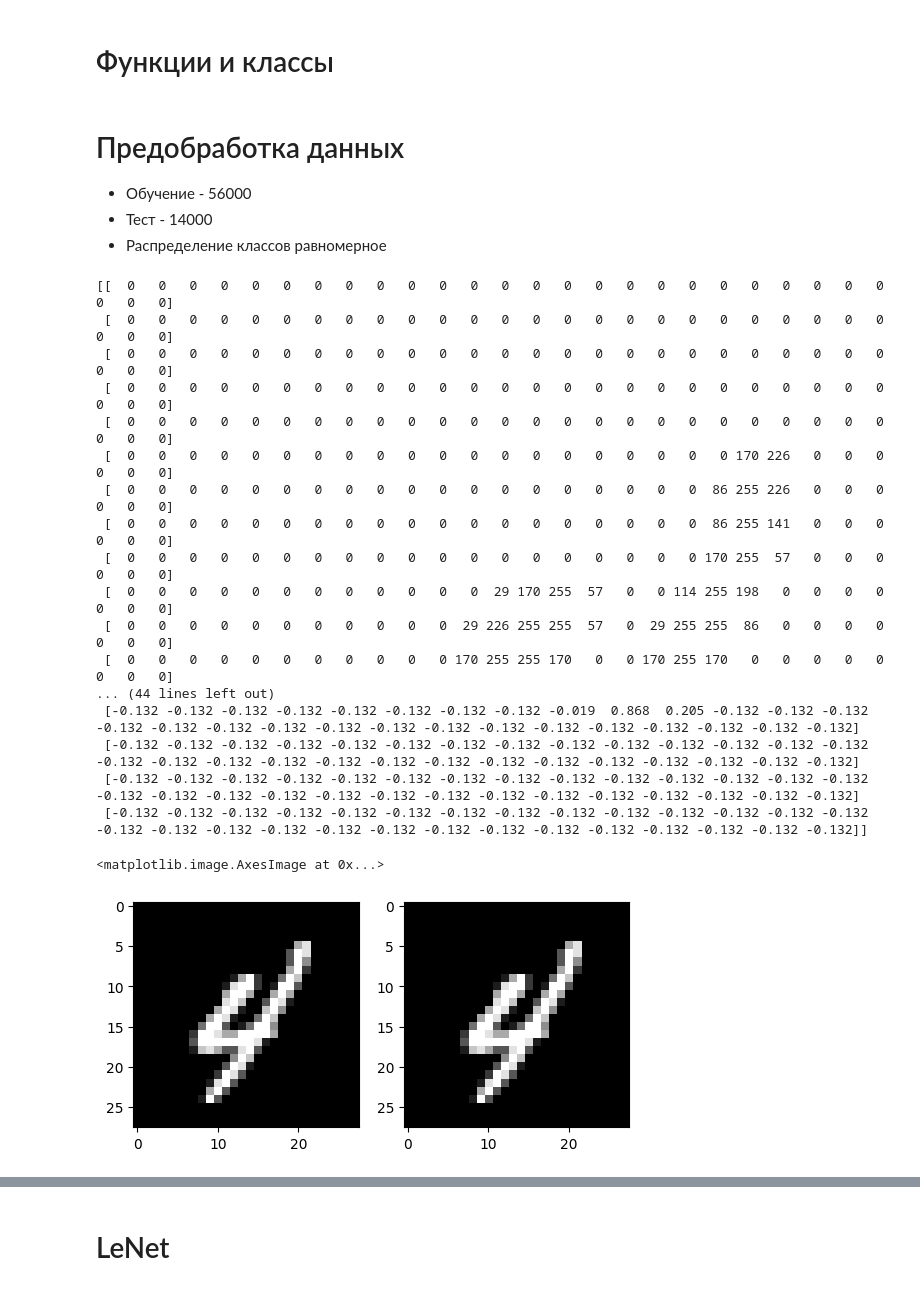
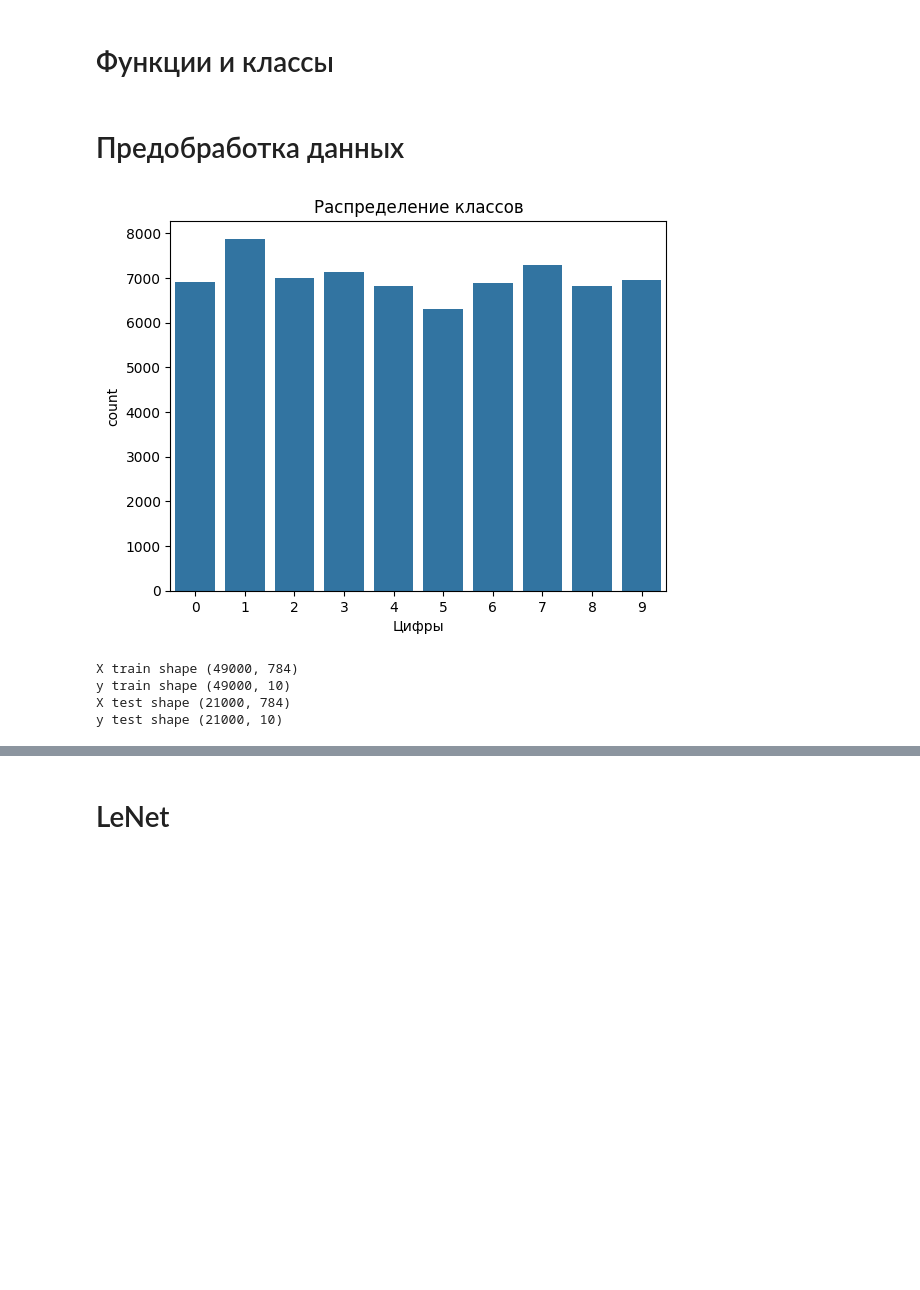
Before and after one commit to IvaMorozilka/CNN-LeNet, a Jupyter notebook: CNN_V3.ipynb, the cells around one changed output, grey strips where cells are left out. Drawn from its saved outputs; the diff is of its cells as text; code cells hidden in the pictures; blank space fills up the shorter version.

```diff
--- a/CNN_V3.ipynb
+++ b/CNN_V3.ipynb
@@ -425,63 +450,42 @@ class NerualNetworkBase:
         plt.show()
 # %% [markdown]
 # Предобработка данных
-* Обучение - 56000
-* Тест - 14000
-* Распределение классов равномерное
 # %%
 np.random.seed(0)
 
 (x_train, y_train), (x_test, y_test) = mnist.load_data()
 X = np.concatenate((x_train, x_test), axis=0)
 y = np.concatenate((y_train, y_test), axis=0)
 
-X, y = reduce_dataset(X, y, 100)
+# Для теста
+# X, y = reduce_dataset(X, y, 100)
 
-# plot_class_distribution(y)
-fig, ax = plt.subplots(1,2)
+plot_class_distribution(y)
 
 X_train, X_test, y_train, y_test = train_test_split(
-    X, y, test_size=0.2, random_state=777)
-print(X_train[7])
-ax[0].imshow(X_train[7], cmap = 'gray')
+    X, y, test_size=0.3, random_state=777)
 
-# Prereprocessing
+# Преодбработка
 X_train, X_test = X_train / 255.0, X_test / 255.0
 X_train = X_train.reshape(X_train.shape[0], -1)
 X_test = X_test.reshape(X_test.shape[0], -1)
 X_train -= np.mean(X_train)
 X_test -= np.mean(X_test)
 y_train = to_categorical(y_train)
 y_train = y_train.reshape(y_train.shape[0], -1)
 y_test = to_categorical(y_test)
 y_test = y_test.reshape(y_test.shape[0], -1)
 
 print("X train shape", X_train.shape)
 print("y train shape", y_train.shape)
 print("X test shape", X_test.shape)
 print("y test shape", y_test.shape)
-print(X_train[7].reshape(28,28))
-ax[1].imshow(X_train[7].reshape(28,28), cmap = 'gray')
 # %% [output]
+[figure, new version]
-[[  0   0   0   0   0   0   0   0   0   0   0   0   0   0   0   0   0   0   0   0   0   0   0   0   0   0   0   0]
- [  0   0   0   0   0   0   0   0   0   0   0   0   0   0   0   0   0   0   0   0   0   0   0   0   0   0   0   0]
- [  0   0   0   0   0   0   0   0   0   0   0   0   0   0   0   0   0   0   0   0   0   0   0   0   0   0   0   0]
- [  0   0   0   0   0   0   0   0   0   0   0   0   0   0   0   0   0   0   0   0   0   0   0   0   0   0   0   0]
- [  0   0   0   0   0   0   0   0   0   0   0   0   0   0   0   0   0   0   0   0   0   0   0   0   0   0   0   0]
- [  0   0   0   0   0   0   0   0   0   0   0   0   0   0   0   0   0   0   0   0 170 226   0   0   0   0   0   0]
- [  0   0   0   0   0   0   0   0   0   0   0   0   0   0   0   0   0   0   0  86 255 226   0   0   0   0   0   0]
- [  0   0   0   0   0   0   0   0   0   0   0   0   0   0   0   0   0   0   0  86 255 141   0   0   0   0   0   0]
- [  0   0   0   0   0   0   0   0   0   0   0   0   0   0   0   0   0   0   0 170 255  57   0   0   0   0   0   0]
- [  0   0   0   0   0   0   0   0   0   0   0   0  29 170 255  57   0   0 114 255 198   0   0   0   0   0   0   0]
- [  0   0   0   0   0   0   0   0   0   0   0  29 226 255 255  57   0  29 255 255  86   0   0   0   0   0   0   0]
- [  0   0   0   0   0   0   0   0   0   0   0 170 255 255 170   0   0 170 255 170   0   0   0   0   0   0   0   0]
-... (44 lines left out)
- [-0.132 -0.132 -0.132 -0.132 -0.132 -0.132 -0.132 -0.132 -0.019  0.868  0.205 -0.132 -0.132 -0.132 -0.132 -0.132 -0.132 -0.132 -0.132 -0.132 -0.132 -0.132 -0.132 -0.132 -0.132 -0.132 -0.132 -0.132]
- [-0.132 -0.132 -0.132 -0.132 -0.132 -0.132 -0.132 -0.132 -0.132 -0.132 -0.132 -0.132 -0.132 -0.132 -0.132 -0.132 -0.132 -0.132 -0.132 -0.132 -0.132 -0.132 -0.132 -0.132 -0.132 -0.132 -0.132 -0.132]
- [-0.132 -0.132 -0.132 -0.132 -0.132 -0.132 -0.132 -0.132 -0.132 -0.132 -0.132 -0.132 -0.132 -0.132 -0.132 -0.132 -0.132 -0.132 -0.132 -0.132 -0.132 -0.132 -0.132 -0.132 -0.132 -0.132 -0.132 -0.132]
- [-0.132 -0.132 -0.132 -0.132 -0.132 -0.132 -0.132 -0.132 -0.132 -0.132 -0.132 -0.132 -0.132 -0.132 -0.132 -0.132 -0.132 -0.132 -0.132 -0.132 -0.132 -0.132 -0.132 -0.132 -0.132 -0.132 -0.132 -0.132]]
+X train shape (49000, 784)
+y train shape (49000, 10)
+X test shape (21000, 784)
+y test shape (21000, 10)
-<matplotlib.image.AxesImage at 0x...>
-[figure, old version]
 # %% [markdown]
 # Простой 3-х слойный персептрон
 ### Архитектура
```
Also changed, not shown: parts of 11 cells of this notebook.
